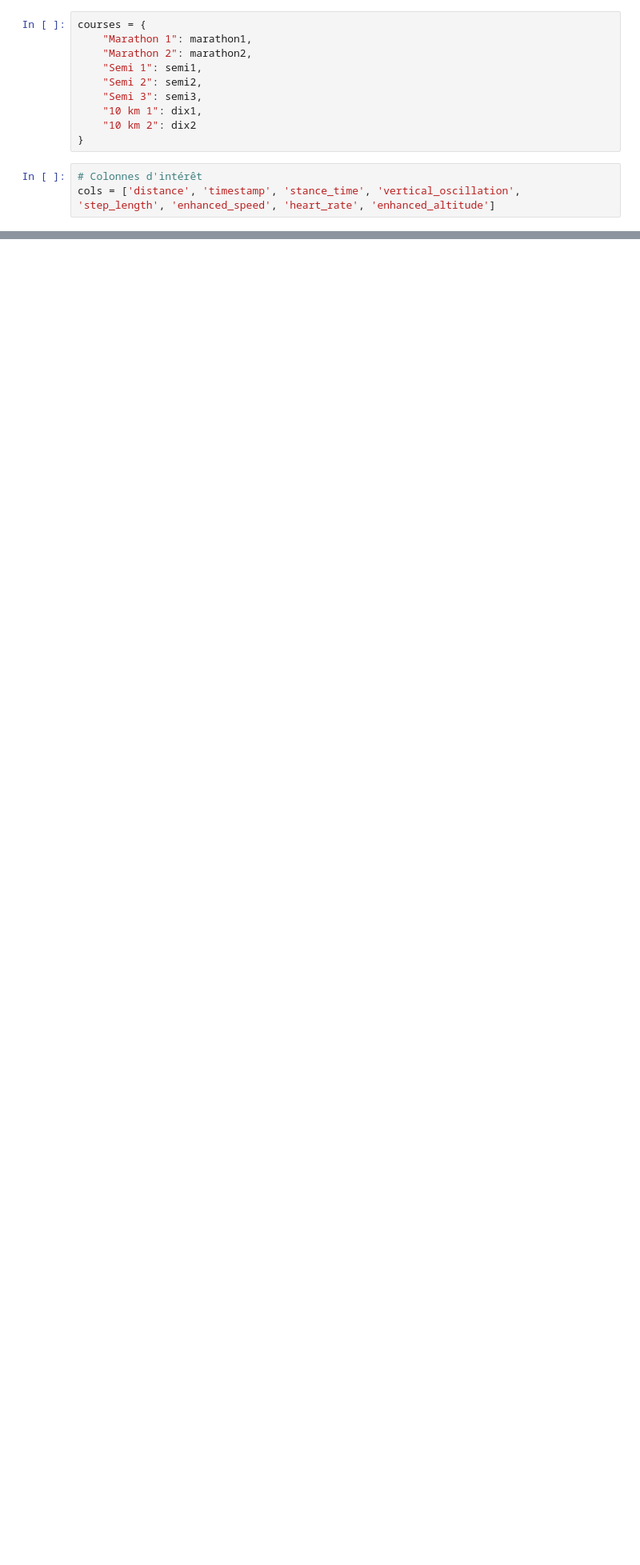
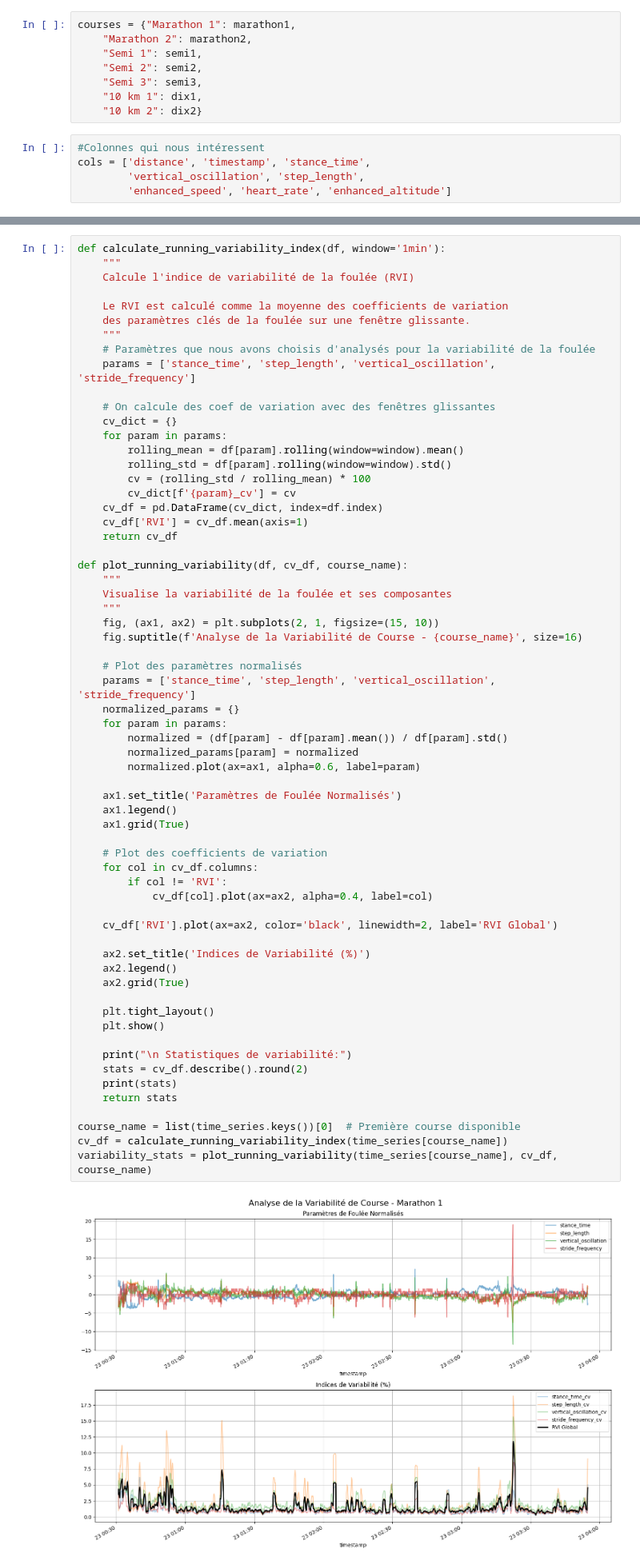
Before and after one commit to MatSouesme/Strava_ML_TimeSeries, a Jupyter notebook: Biomecanique.ipynb, the cells around one changed output, grey strips where cells are left out. Shown at 80% size. Cells and saved outputs as stored; diff of their text form; blank space fills up the shorter version.

```diff
--- a/Biomecanique.ipynb
+++ b/Biomecanique.ipynb
@@ -50,15 +66,15 @@ print("✅ Nouvelles colonnes :", marathon1.columns[:10].tolist())
 ⚙️ Correction du header 'GOTOES_CSV' dans 10k_2.csv
 ✅ Nouvelles colonnes : ['timestamp', 'position_lat', 'position_long', 'altitude', 'heart_rate', 'cadence', 'distance', 'speed', 'power', 'compressed_speed_distance']
 # %%
-courses = {
-    "Marathon 1": marathon1,
+courses = {"Marathon 1": marathon1,
     "Marathon 2": marathon2,
     "Semi 1": semi1,
     "Semi 2": semi2,
     "Semi 3": semi3,
     "10 km 1": dix1,
-    "10 km 2": dix2
-}
+    "10 km 2": dix2}
 # %%
-# Colonnes d'intérêt
-cols = ['distance', 'timestamp', 'stance_time', 'vertical_oscillation', 'step_length', 'enhanced_speed', 'heart_rate', 'enhanced_altitude']
+#Colonnes qui nous intéressent
+cols = ['distance', 'timestamp', 'stance_time',
+        'vertical_oscillation', 'step_length',
+        'enhanced_speed', 'heart_rate', 'enhanced_altitude']
@@ -947,0 +1216,65 @@ ValueError: Found input variables with inconsistent numbers of samples: [22, 82]
+# %%
+def calculate_running_variability_index(df, window='1min'):
+    """
+    Calcule l'indice de variabilité de la foulée (RVI)
+
+    Le RVI est calculé comme la moyenne des coefficients de variation
+    des paramètres clés de la foulée sur une fenêtre glissante.
+    """
+    # Paramètres que nous avons choisis d'analysés pour la variabilité de la foulée
+    params = ['stance_time', 'step_length', 'vertical_oscillation', 'stride_frequency']
+
+    # On calcule des coef de variation avec des fenêtres glissantes
+    cv_dict = {}
+    for param in params:
+        rolling_mean = df[param].rolling(window=window).mean()
+        rolling_std = df[param].rolling(window=window).std()
+        cv = (rolling_std / rolling_mean) * 100
+        cv_dict[f'{param}_cv'] = cv
+    cv_df = pd.DataFrame(cv_dict, index=df.index)
+    cv_df['RVI'] = cv_df.mean(axis=1)
+    return cv_df
+
+def plot_running_variability(df, cv_df, course_name):
+    """
+    Visualise la variabilité de la foulée et ses composantes
+    """
+    fig, (ax1, ax2) = plt.subplots(2, 1, figsize=(15, 10))
+    fig.suptitle(f'Analyse de la Variabilité de Course - {course_name}', size=16)
+
+    # Plot des paramètres normalisés
+    params = ['stance_time', 'step_length', 'vertical_oscillation', 'stride_frequency']
+    normalized_params = {}
+    for param in params:
+        normalized = (df[param] - df[param].mean()) / df[param].std()
+        normalized_params[param] = normalized
+        normalized.plot(ax=ax1, alpha=0.6, label=param)
+
+    ax1.set_title('Paramètres de Foulée Normalisés')
+    ax1.legend()
+    ax1.grid(True)
+
+    # Plot des coefficients de variation
+    for col in cv_df.columns:
+        if col != 'RVI':
+            cv_df[col].plot(ax=ax2, alpha=0.4, label=col)
+
+    cv_df['RVI'].plot(ax=ax2, color='black', linewidth=2, label='RVI Global')
+
+    ax2.set_title('Indices de Variabilité (%)')
+    ax2.legend()
+    ax2.grid(True)
+
+    plt.tight_layout()
+    plt.show()
+
+    print("\n Statistiques de variabilité:")
+    stats = cv_df.describe().round(2)
+    print(stats)
+    return stats
+
+course_name = list(time_series.keys())[0]  # Première course disponible
+cv_df = calculate_running_variability_index(time_series[course_name])
+variability_stats = plot_running_variability(time_series[course_name], cv_df, course_name)
+# %% [output]
+[figure, added]
```
Also changed, not shown: parts of 42 cells of this notebook, 1 other file.
